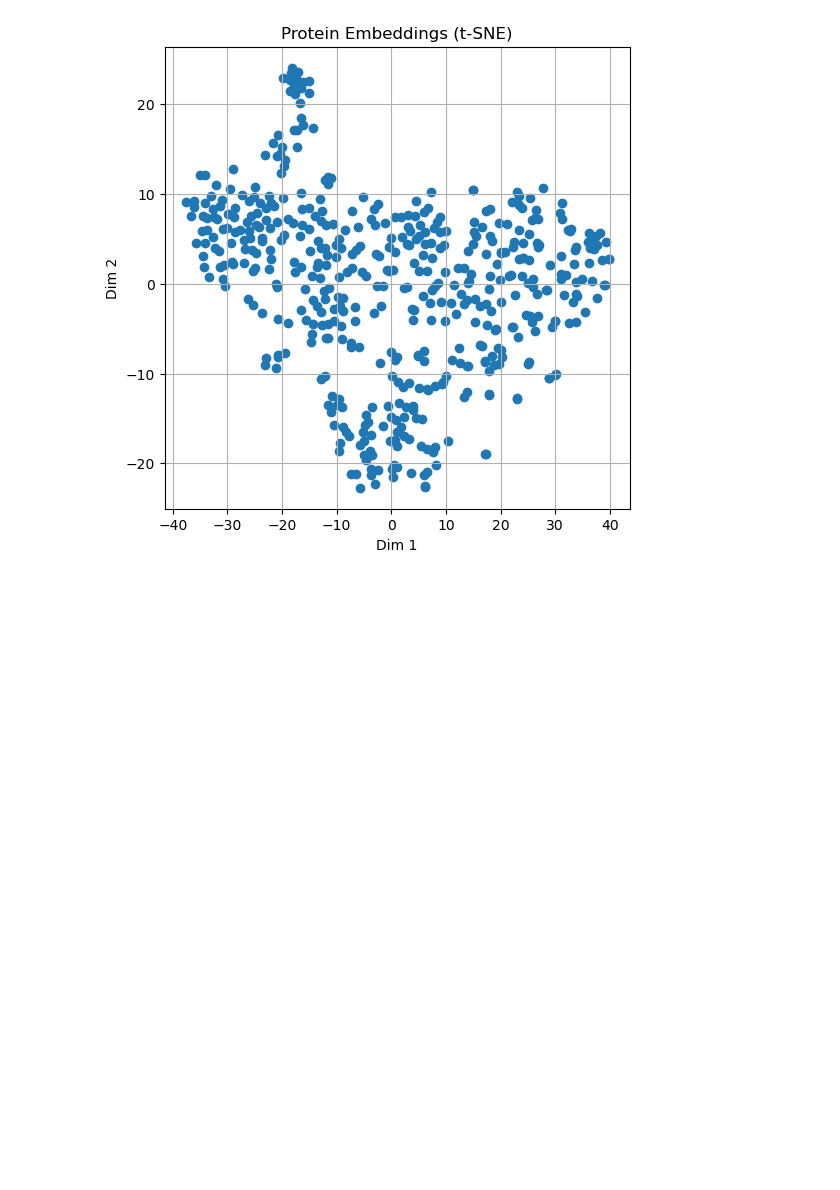
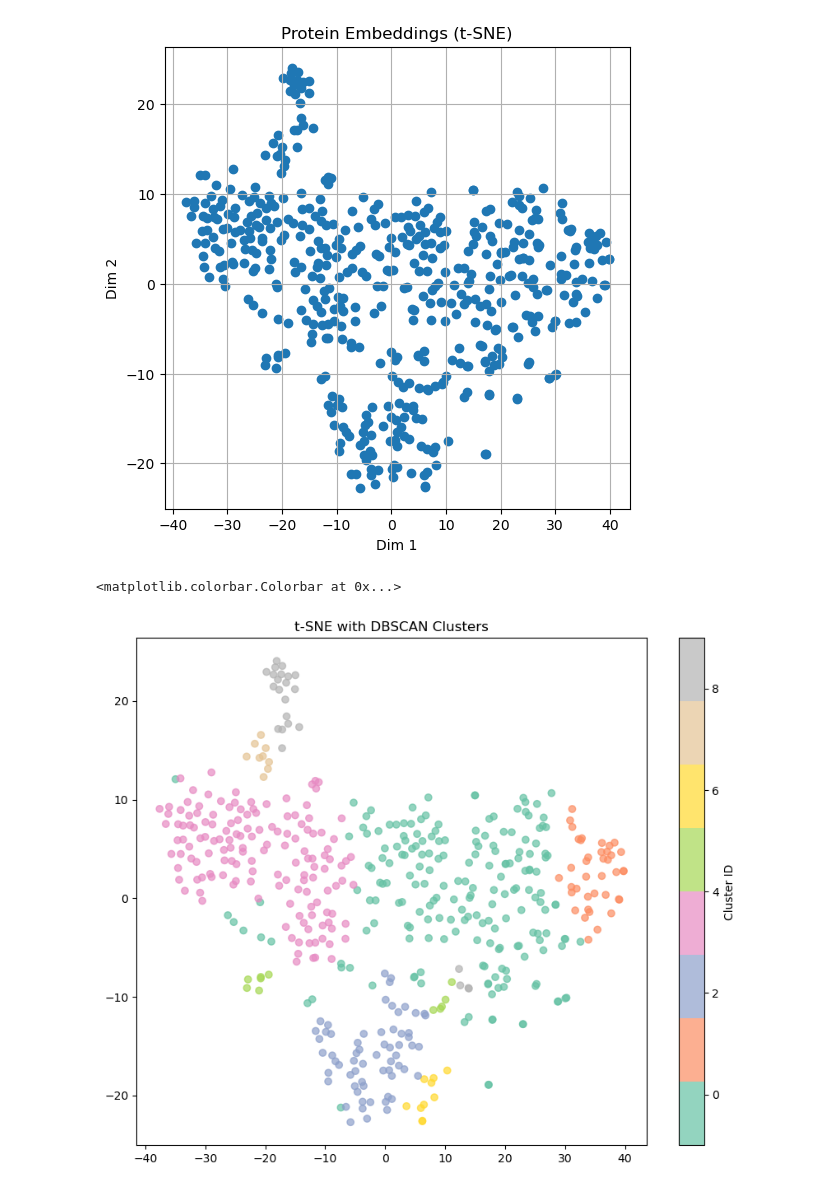
Before and after one commit to dottting/phagelm, a Jupyter notebook: esm_test.ipynb, the cells around one changed output. Drawn from its saved outputs; the diff is of its cells as text; code cells hidden in the pictures; blank space fills up the shorter version.

Commit message:
protein sample cluster test

```diff
--- a/esm_test.ipynb
+++ b/esm_test.ipynb
@@ -145,3 +144,16 @@ plt.grid(True)
 plt.show()
 # %% [output]
 [figure]
+# %%
+from sklearn.cluster import DBSCAN
+
+clustering = DBSCAN(eps=2.5, min_samples=5).fit(reduced)
+labels = clustering.labels_  # -1 means noise/outlier
+
+plt.figure(figsize=(10, 8))
+scatter = plt.scatter(reduced[:, 0], reduced[:, 1], c=labels, cmap="Set2", alpha=0.7)
+plt.title("t-SNE with DBSCAN Clusters")
+plt.colorbar(scatter, label="Cluster ID")
+# %% [output]
+<matplotlib.colorbar.Colorbar at 0x...>
+[figure, added]
```
Also changed, not shown: parts of 5 cells of this notebook, 1 other file.
